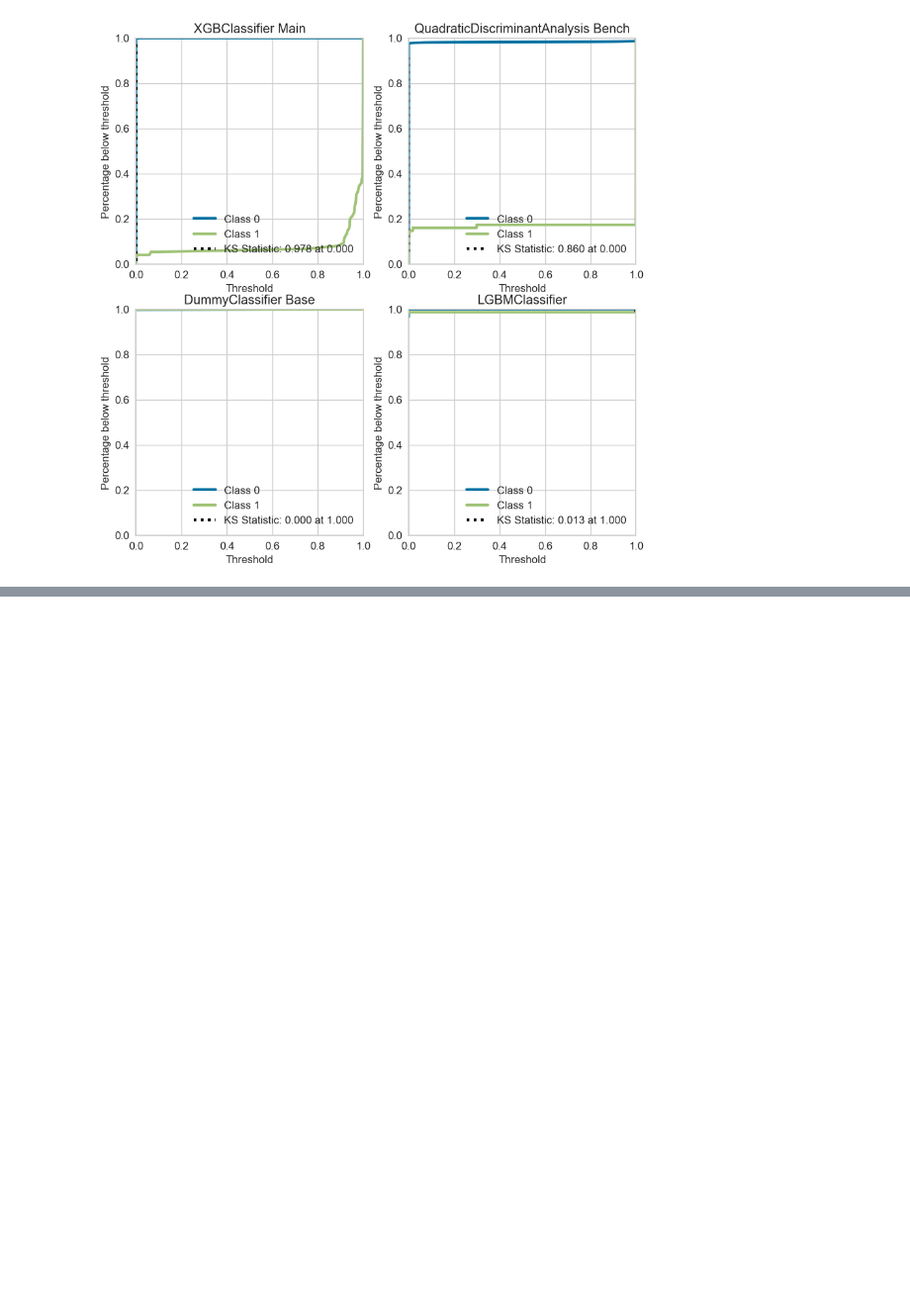
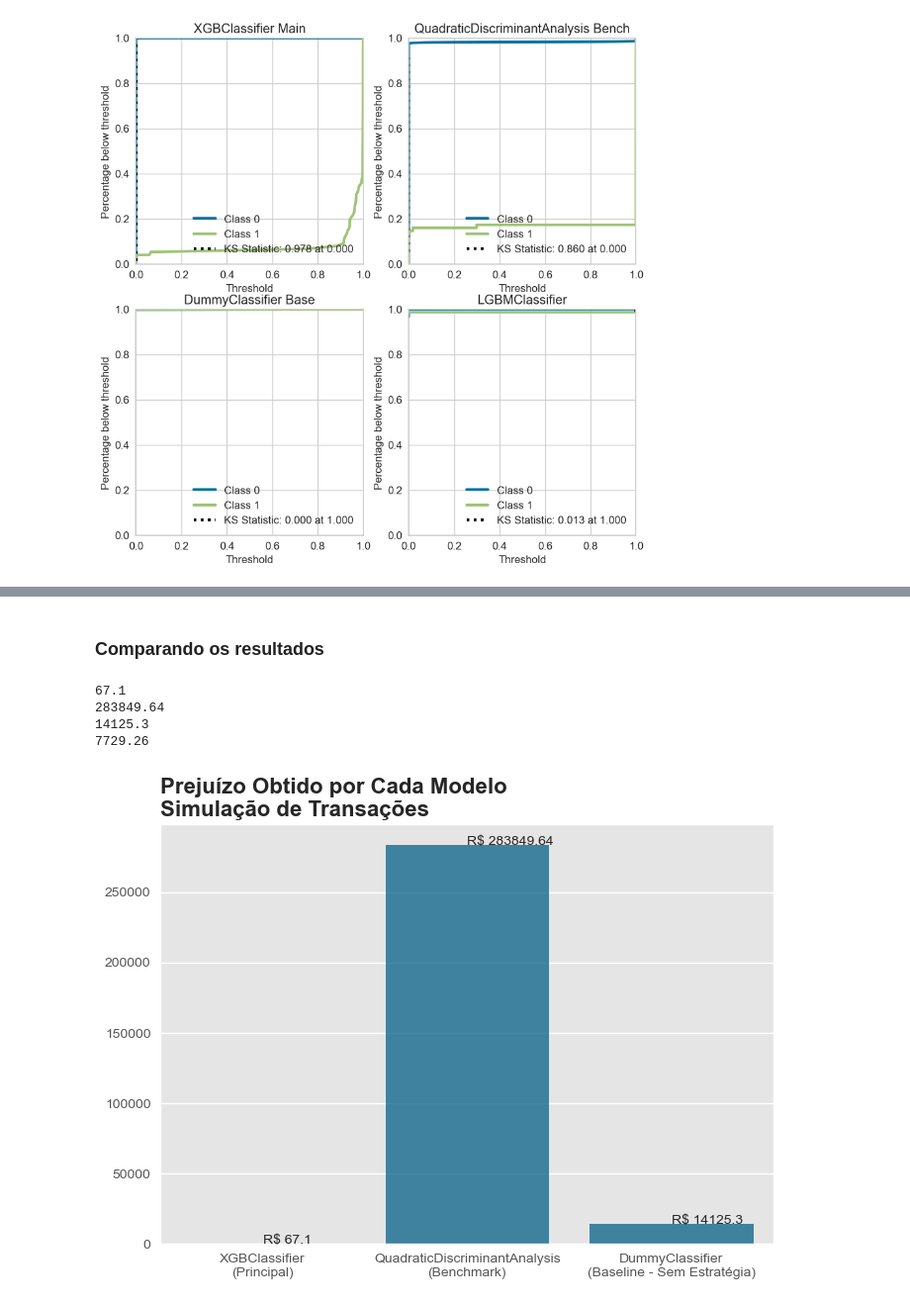
Before and after one commit to gprzy/real-time-fraud-detection, a Jupyter notebook: notebooks/fraud_detection_test_simulation.ipynb, the cells around one changed output, grey strips where cells are left out. Shown: that part at 99% size. Cells and saved outputs as stored; diff of their text form; code cells hidden in the pictures; blank space fills up the shorter version.

```diff
--- a/notebooks/fraud_detection_test_simulation.ipynb
+++ b/notebooks/fraud_detection_test_simulation.ipynb
@@ -226,0 +360,4 @@ for i, (model_name, model) in enumerate(models.items()):
+# %%
+# relatório com os valores (R$)
+profit_report_bench = calculate_profit_report(report_bench)
+profit_report_bench
@@ -226,0 +381,4 @@ for i, (model_name, model) in enumerate(models.items()):
+# %%
+# relatório com os valores (R$)
+profit_report_dummy = calculate_profit_report(report_dummy)
+profit_report_dummy
@@ -226,0 +391,51 @@ for i, (model_name, model) in enumerate(models.items()):
+# %% [markdown]
+### Comparando os resultados
+# %%
+amount_xgb = profit_report_xgb['Valor (R$)'].values[-1]
+amount_bench = profit_report_bench['Valor (R$)'].values[-1]
+amount_dummy = profit_report_dummy['Valor (R$)'].values[-1]
+fraud_amount = df_test[df_test['Fraude'] == 1]['Valor'].sum()
+
+print(amount_xgb)
+print(amount_bench)
+print(amount_dummy)
+print(fraud_amount)
+# %% [output]
+67.1
+283849.64
+14125.3
+7729.26
+# %%
+models_names = [
+    f'{xgb.__class__.__name__}\n(Principal)',
+    f'{bench.__class__.__name__}\n(Benchmark)',
+    f'{dummy.__class__.__name__}\n(Baseline - Sem Estratégia)'
+]
+
+models_amounts = [
+    amount_xgb,
+    amount_bench,
+    amount_dummy
+]
+
+plt.style.use('ggplot')
+
+sns.barplot(
+    x=models_names,
+    y=models_amounts,
+    palette=['b'],
+    alpha=.8
+);
+
+for x, y in enumerate(models_amounts):
+    plt.text(x, y, f'R$ {round(y, 2)}');
+
+plt.title(
+    label='Prejuízo Obtido por Cada Modelo\n' \
+        'Simulação de Transações',
+    fontweight='bold',
+    fontsize=16,
+    loc='left'
+);
+# %% [output]
+[figure, added]
```
Also changed, not shown: parts of 24 cells of this notebook, 6 other files.
